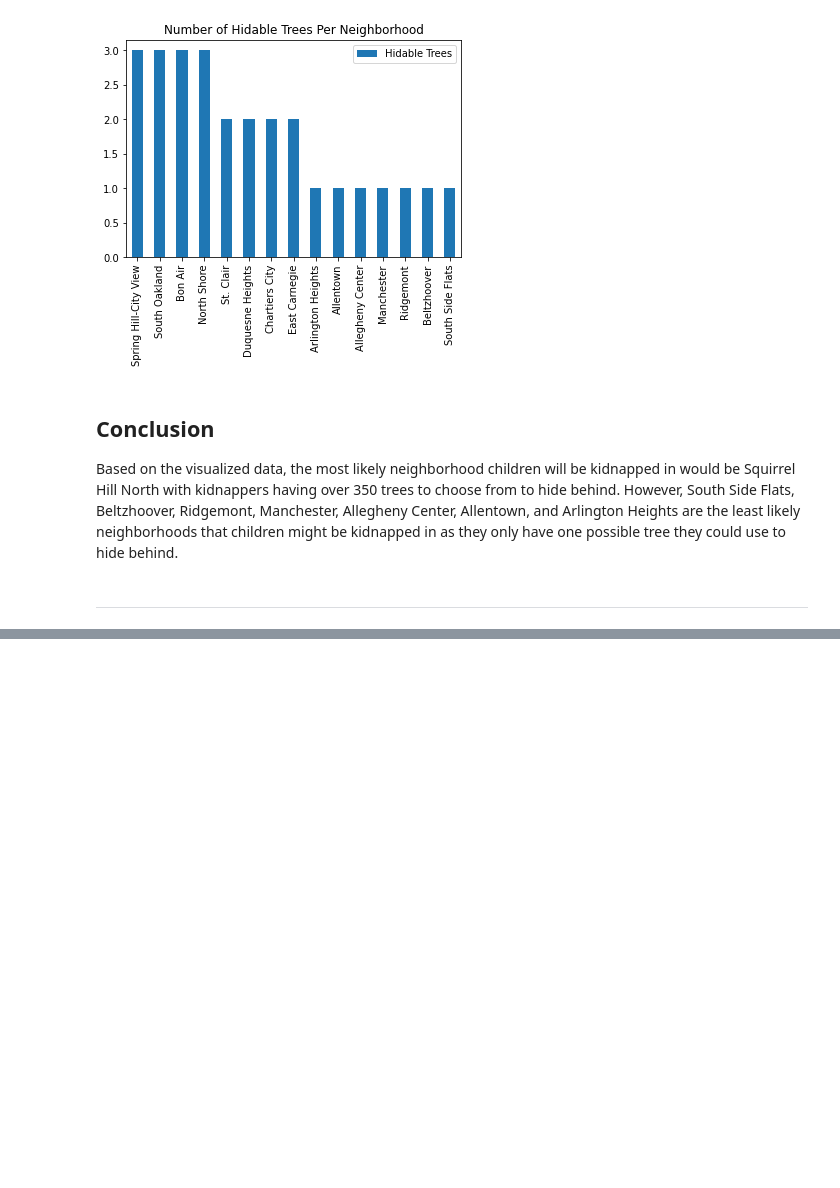
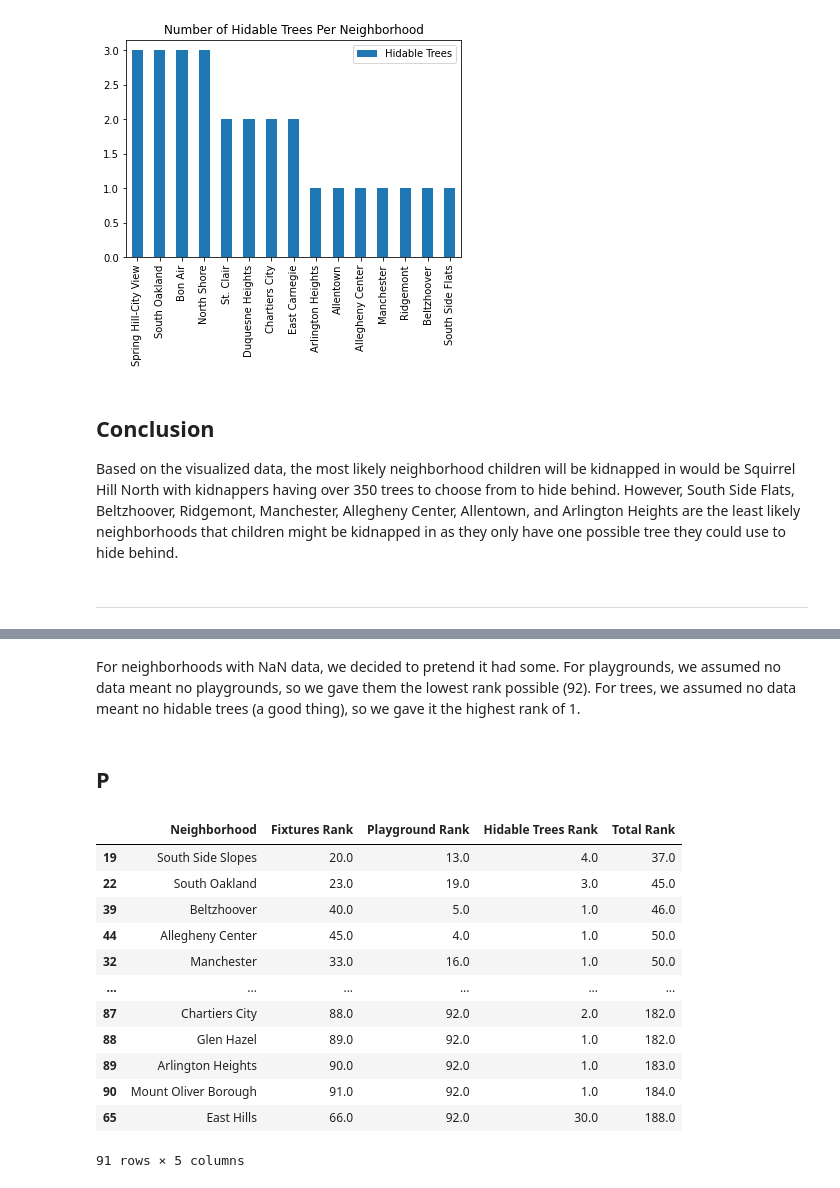
Before and after one commit to michellehongg/Big-Ideas-Final-Project, a Jupyter notebook: FinalNotebook.ipynb, the cells around one changed output, grey strips where cells are left out. Cells and saved outputs as stored; diff of their text form; code cells hidden in the pictures; blank space fills up the shorter version.

```diff
--- a/FinalNotebook.ipynb
+++ b/FinalNotebook.ipynb
@@ -437,0 +444,24 @@ sortedTrees
+# %% [markdown]
+For neighborhoods with NaN data, we decided to pretend it had some. For playgrounds, we assumed no data meant no playgrounds, so we gave them the lowest rank possible (92). For trees, we assumed no data meant no hidable trees (a good thing), so we gave it the highest rank of 1.
+# %% [markdown]
+## P
+# %%
+final_metric = pd.merge(sortedFixtures, sorted_data, how='left', on='Neighborhood').fillna({'Playground Rank':92})
+final_metric = pd.merge(final_metric, sortedTrees, how='left', left_on='Neighborhood', right_index=True).fillna({'Hidable Trees Rank':1})
+final_metric['Total Rank'] = final_metric['Fixtures Rank'] + final_metric['Playground Rank'] + final_metric['Hidable Trees Rank']
+final_metric = final_metric[['Neighborhood', 'Fixtures Rank', 'Playground Rank', 'Hidable Trees Rank', 'Total Rank']]
+final_metric.sort_values('Total Rank')
+# %% [output]
+|  | Neighborhood | Fixtures Rank | Playground Rank | Hidable Trees Rank | Total Rank |
+| 19 | South Side Slopes | 20.0 | 13.0 | 4.0 | 37.0 |
+| 22 | South Oakland | 23.0 | 19.0 | 3.0 | 45.0 |
+| 39 | Beltzhoover | 40.0 | 5.0 | 1.0 | 46.0 |
+| 44 | Allegheny Center | 45.0 | 4.0 | 1.0 | 50.0 |
+| 32 | Manchester | 33.0 | 16.0 | 1.0 | 50.0 |
+| ... | ... | ... | ... | ... | ... |
+| 87 | Chartiers City | 88.0 | 92.0 | 2.0 | 182.0 |
+| 88 | Glen Hazel | 89.0 | 92.0 | 1.0 | 182.0 |
+| 89 | Arlington Heights | 90.0 | 92.0 | 1.0 | 183.0 |
+| 90 | Mount Oliver Borough | 91.0 | 92.0 | 1.0 | 184.0 |
+| 65 | East Hills | 66.0 | 92.0 | 30.0 | 188.0 |
+91 rows × 5 columns
```
Also changed, not shown: parts of 6 cells of this notebook.
